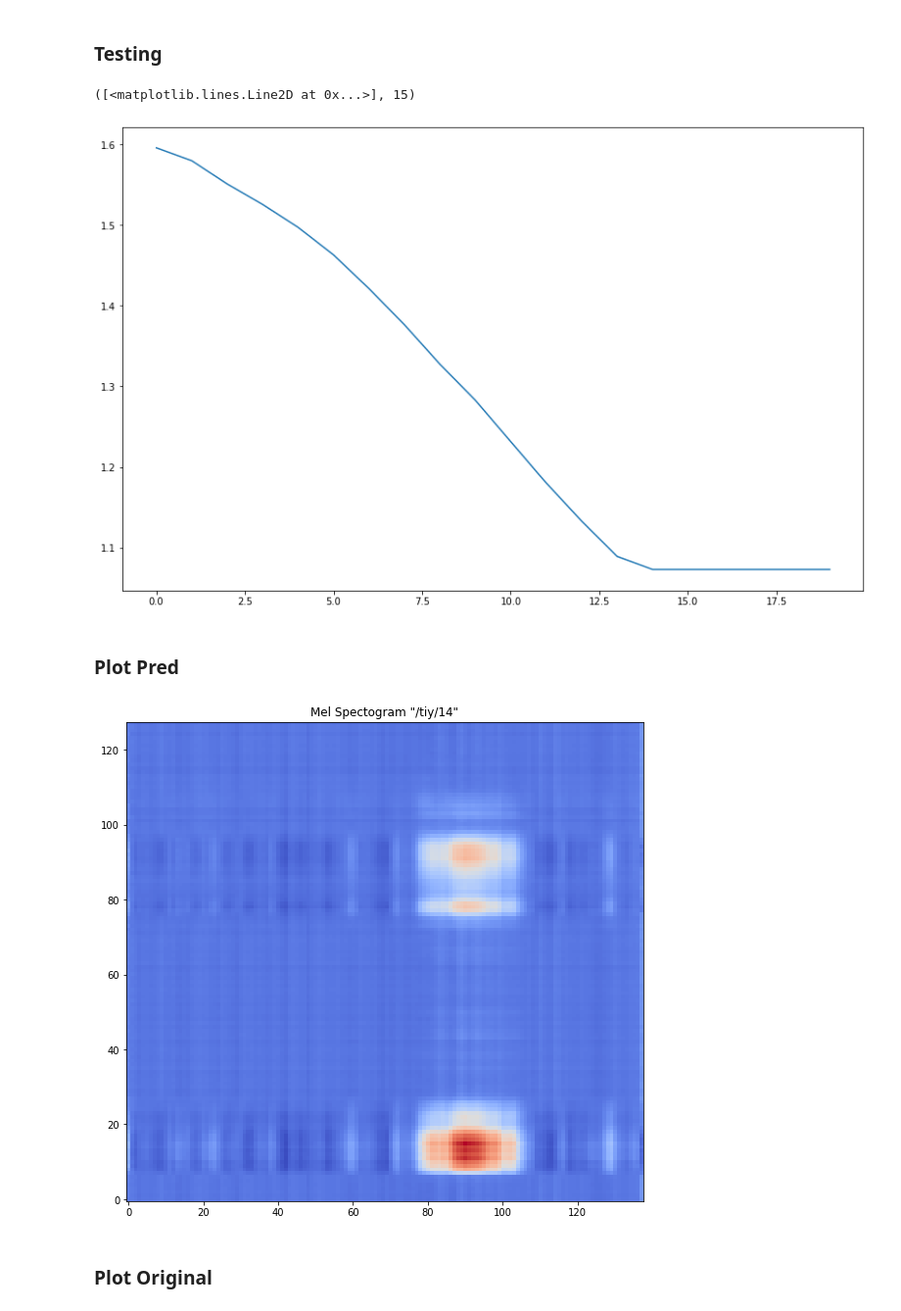
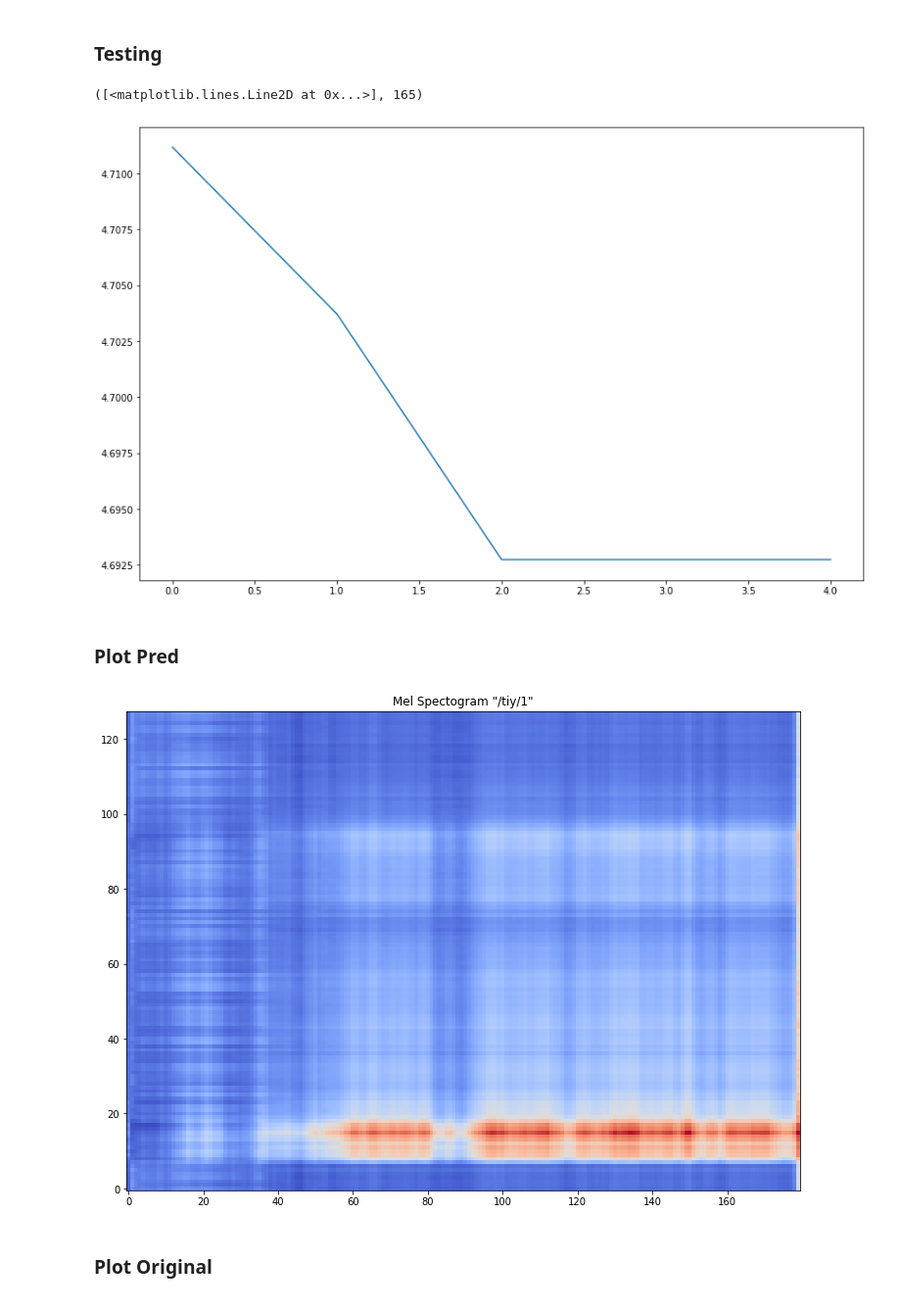
Before and after one commit to MiscellaneousStuff/kara-one-transduction, a Jupyter notebook: main.ipynb, the cells around one changed output. Shown at 98% size. Drawn from its saved outputs; the diff is of its cells as text; code cells hidden in the pictures.

```diff
--- a/main.ipynb
+++ b/main.ipynb
@@ -6,7 +6,7 @@
 from lib import KaraOneDataset
 
 dataset_dir = "C:\\Users\\win8t\\OneDrive\\Desktop\\projects\\kara-one-transduction\\p"
-dataset = KaraOneDataset(dataset_dir, scale_data=False, start_idx=0, end_idx=100)
+dataset = KaraOneDataset(dataset_dir, scale_data=False, start_idx=0, end_idx=165)
 # dataset = KaraOneDataset(dataset_dir, end_idx=3, scale_data=False, start_idx=1)
 # %% [output]
 prompts: 165
@@ -368,7 +350,7 @@ _ = plot_mel_spectrogram(cur_ex["audio_feats"], cur_ex["label"])
 # %% [markdown]
 ### Model
 # %%
-# %%capture ignore
+%%capture ignore
 
 # Ignore data sample loading text
 
@@ -377,9 +359,10 @@ import random
 
 from lib.transduction import DigitalVoicingModel
 
-synth_examples = [data for data in dataset if data["label"] == "/tiy/"]
-synth_examples = synth_examples[0:len(synth_examples)]
-# synth_examples = [dataset[1], dataset[2], dataset[11]]
+target_labels = ["/iy/", "/uw/"]
+synth_examples = [data for data in dataset if data["label"] in target_labels]
+#synth_examples = [data for data in dataset]
+#synth_examples = synth_examples[0:len(synth_examples)] # [:105]
 [print(eg["label"]) for eg in synth_examples]
 
 electrode_slice = 62 # 62
@@ -444,13 +409,14 @@ for synth_example in synth_examples:
     y_s.append(y)
 
 # NOTE: 5e-4 for vocal EEG looked promising, try running for longer if ReduceLROnPlateau doesn't work
-lr = 5e-4 # 1e-3
+# NOTE: 1e-3 (0-1500), 5e-4 (1500-3000), 5e-4 (3000-4500)
+lr = 5e-4 # 1e-3 # 5e-4 # 1e-3
 optim = torch.optim.Adam(model.parameters(), lr=lr)
 
 amp = True
 
-# 2k + 2k + 2k
-epochs = 2_000 # 20_000
+# 4k
+epochs = 4_000 # 20_000
 
 scaler = GradScaler()
 
@@ -459,7 +425,7 @@ criteria = nn.MSELoss()
 pred_s = []
 losses = []
 
-# scheduler = torch.optim.lr_scheduler.StepLR(optim, step_size=1000, gamma=0.1)
+# scheduler = torch.optim.lr_scheduler.StepLR(optim, step_size=1500, gamma=0.5)
 
 model.train()
 
@@ -524,18 +480,18 @@ for X, y in zip(X_s, y_s):
 # %%
 plt.plot(np.log(losses)), len(out_s)
 # %% [output]
-([<matplotlib.lines.Line2D at 0x...>], 15)
+([<matplotlib.lines.Line2D at 0x...>], 165)
-[figure, old version]
+[figure, new version]
 # %% [markdown]
 ### Plot Pred
 # %%
 plt.rcParams["figure.figsize"] = (14, 9)
 
-plot_pred_idx = 14
+plot_pred_idx = 1
 y = torch.squeeze(out_s[plot_pred_idx], 0).float()
 _ = plot_mel_spectrogram(y, synth_examples[plot_pred_idx]["label"] + str(plot_pred_idx))
 # %% [output]
-[figure, old version]
+[figure, new version]
 # %% [markdown]
 ### Plot Original
 # %%
```
Also changed, not shown: parts of 24 cells of this notebook.
